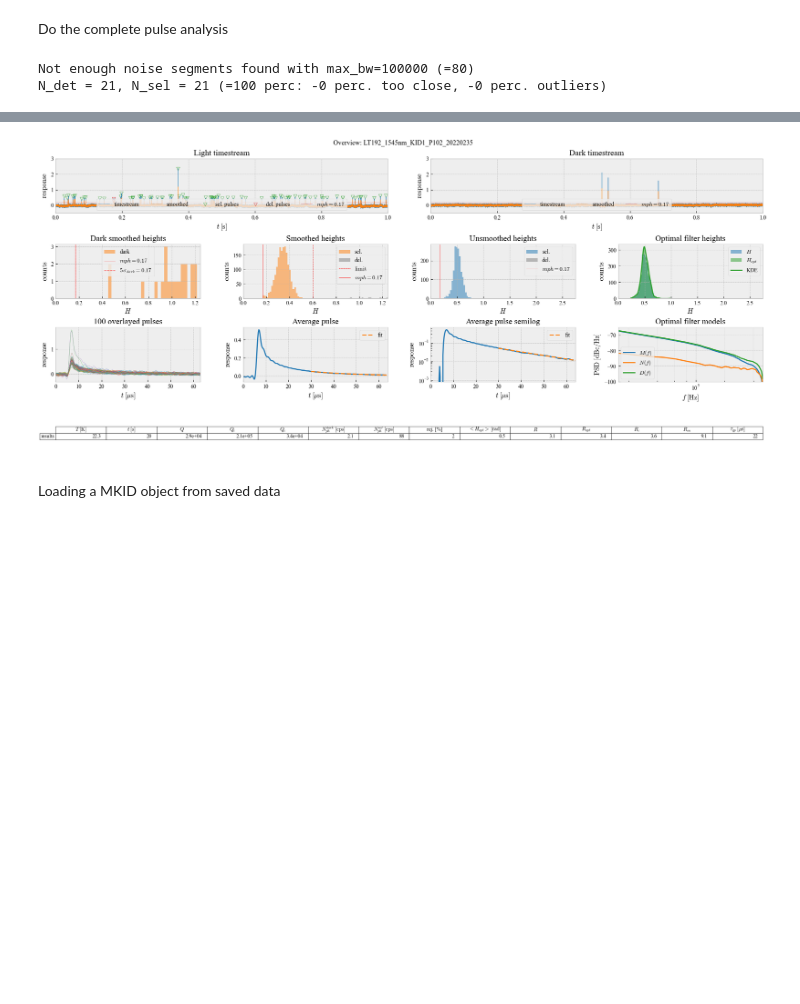
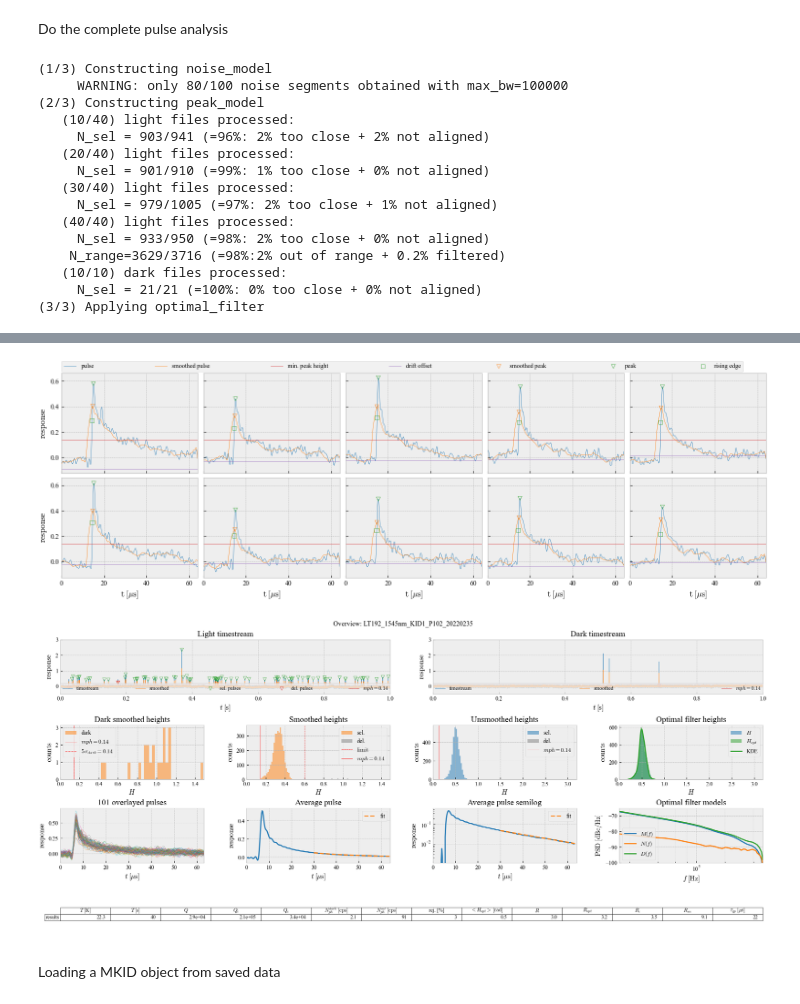
Before and after one commit to wilbertras/python-pulse-analysis, a Jupyter notebook: README.ipynb, the cells around one changed output, grey strips where cells are left out. Saved outputs shown, nothing was run; the diff lists cells and outputs as text; code cells hidden in the pictures; blank space fills up the shorter version.

Commit message:
update printing statements, corrected exp window

```diff
--- a/README.ipynb
+++ b/README.ipynb
@@ -27,5 +27,7 @@ kid_nr = 1              # KID number
 pread = 102             # readout power of the KID
 comment = '20220235'    # the date of the experiment or any other comment you want to add for saving the figures
 chuncksize = 10         # the number of binfiles that the code will analyse at once. The script will concatenate these files and analyze them at once istead of analyzing every file on its own
-LT192_KID1_P102 = MKID(LT, wavelength, light_dir, dark_dir, kid_nr, pread, comment, chuncksize)
+file_path = None        # instead of the above parameters you can also load a perviously analyzed kid data file by inputting the filepath here. An example is further down in this notebook
+discard_saturated = True # when the phase response saturates or glitches a warning is given indicating which files contain this repsonse. These files are excluded unless the option here is set to False.
+LT192_KID1_P102 = MKID(LT, wavelength, light_dir, dark_dir, kid_nr, pread, comment, chuncksize, file_path=None, discard_saturated=True)
 # %% [output]
@@ -39,8 +43,8 @@ settings = {                # Choose the best settings for the pulse analysis:
     'coord':'smith',            # coordinates system: 'circle' or 'smith'
     'response':'X',             # response type: 'amp' or 'phase' when in 'circle' coordinates, 'R' or 'X' when in 'smith' coordinates
     'pw':64,                    # pulsewindow, a window must be chosen that doesn't cut off your pulses, but choosing it too wide will cause pulsewindows to overlap
-    'sw':5,                     # smoothingwindow, the windowsize used for smoothing the data
-    'window':'box',             # window type for smoothing the data, only a simple 'box' works at the moment
+    'sw':10,                     # smoothingwindow, the windowsize used for smoothing the data. Usually set equal to the quasiparticle lifetime in Al KIDs, but for bTa KIDs this should be much shorter as the initial pulse decay is much faster.
+    'window':'exp',             # window type for smoothing the data. Option 1: 'box', a simple boxcar moving average with a width of half the lifetime, i.e. sw. Option 2: 'exp', giving a non-symmetric exponential epx(-t/tau)
     'ssf':4,                    # supersample factor, ssf this will increase the number of point in the data such that the rising edge can be found more accurately
     'buffer':0.25,              # the buffer is added at both sides of the pulsewindpow when cutting a pulse from the data, it is given as a ratio of the pulsewindow: 0<buffer<1. A buffer is needed because some extra room is required to align after they have been cut from the data
     'mph':None,                 # minimal pulse height, together with 'mpp' these are the two criteria that are used to select the pulses. If set to None, 'mph' and 'mpp' will be 5x the standard deviation of the dark signal. For more https://docs.scipy.org/doc/scipy/reference/generated/scipy.signal.find_peaks.html
@@ -51,7 +55,7 @@ settings = {                # Choose the best settings for the pulse analysis:
     'fit_T':[30, 70],           # the pulse fitting range given in time for finding the decay time
     'max_bw':100000,            # maximum bandwidth: the number of points used for the noise spectrum. The noise spectrum has a larger bandwidth than noise model as the noise model uses segments as long as the pulsewindow.
     'tlim':[0, 1],              # the time limits for the timestream response plots
-    'filter_std':10,             # the number of standard deviations used for filtering the pulses. Pulses are filtered that are outside this number of stds at any point along their pulsewindow
+    'filter_std':5,             # the number of standard deviations used for filtering the pulses. Pulses are filtered that are outside this number of stds at any point along their pulsewindow
     'rise_offset':0.1           # part of pulsewindow that comes before the pulse rise, 0<rise_offset<1,
     }
 # %% [markdown]
@@ -62,11 +66,24 @@ mkid.overview(
     settings,                       # input the pulse analysis settings
     f,                              # provide the required file with all the functions
     max_chuncks=2,                # set a maximum number of chuncks to be analyzed (used for quick debugging)
-    redo_peak_model=False,          # if you don't want to redo the pulse analysis but do want to renew the plot set this setting to False
+    redo_peak_model=True,          # if you don't want to redo the pulse analysis but do want to renew the plot set this setting to False
     plot_pulses=True,                # if set to True, the first ten puslses will be plotted individually, with the offset, rising edge, peak indicated.
     save=True,                     # if you want to save the figure and data, set it to True. It will create 4 files, a text file with the settings, a pickle file with the pulse data and a png and svg of file of the figure
     figpath='./README Results/'            # provide the directory to which the figure will be saved
     )
 # %% [output]
-Not enough noise segments found with max_bw=100000 (=80)
-N_det = 21, N_sel = 21 (=100 perc: -0 perc. too close, -0 perc. outliers)
+(1/3) Constructing noise_model
+     WARNING: only 80/100 noise segments obtained with max_bw=100000
+(2/3) Constructing peak_model
+   (10/40) light files processed:
+     N_sel = 903/941 (=96%: 2% too close + 2% not aligned)
+   (20/40) light files processed:
+     N_sel = 901/910 (=99%: 1% too close + 0% not aligned)
+   (30/40) light files processed:
+     N_sel = 979/1005 (=97%: 2% too close + 1% not aligned)
+   (40/40) light files processed:
+     N_sel = 933/950 (=98%: 2% too close + 0% not aligned)
+    N_range=3629/3716 (=98%:2% out of range + 0.2% filtered)
+   (10/10) dark files processed:
+     N_sel = 21/21 (=100%: 0% too close + 0% not aligned)
+(3/3) Applying optimal_filter
@@ -73,4 +92,5 @@ N_det = 21, N_sel = 21 (=100 perc: -0 perc. too close, -0 perc. outliers)
-[figure, old version]
+[figure, new version]
+[figure, added]
 # %% [markdown]
 Loading a MKID object from saved data
 # %%
```
Also changed, not shown: parts of 4 cells of this notebook, 6 other files.
